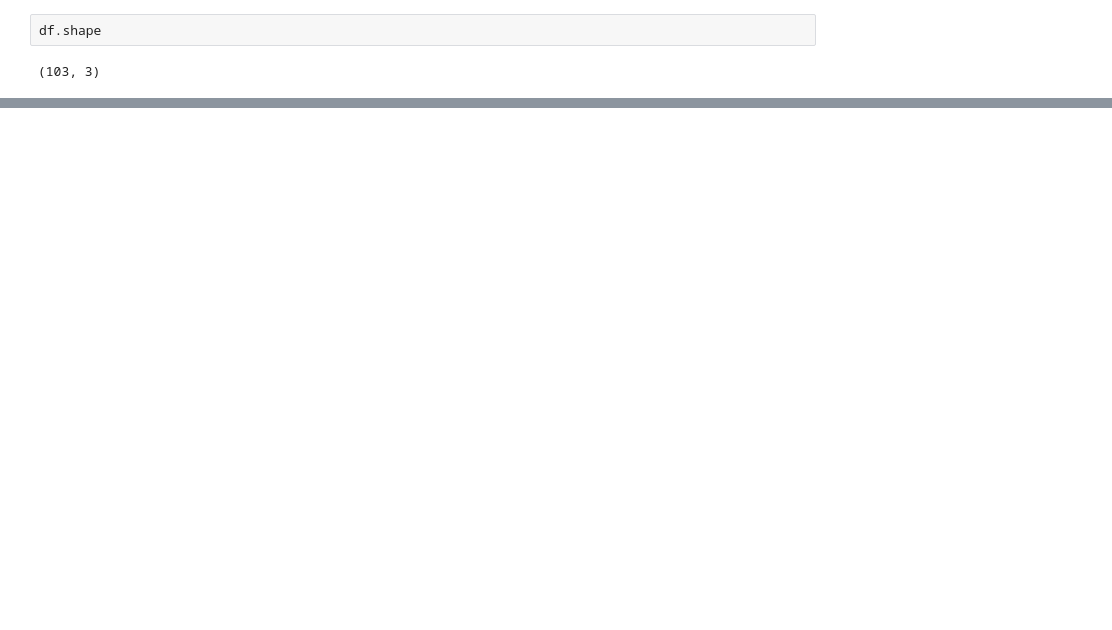
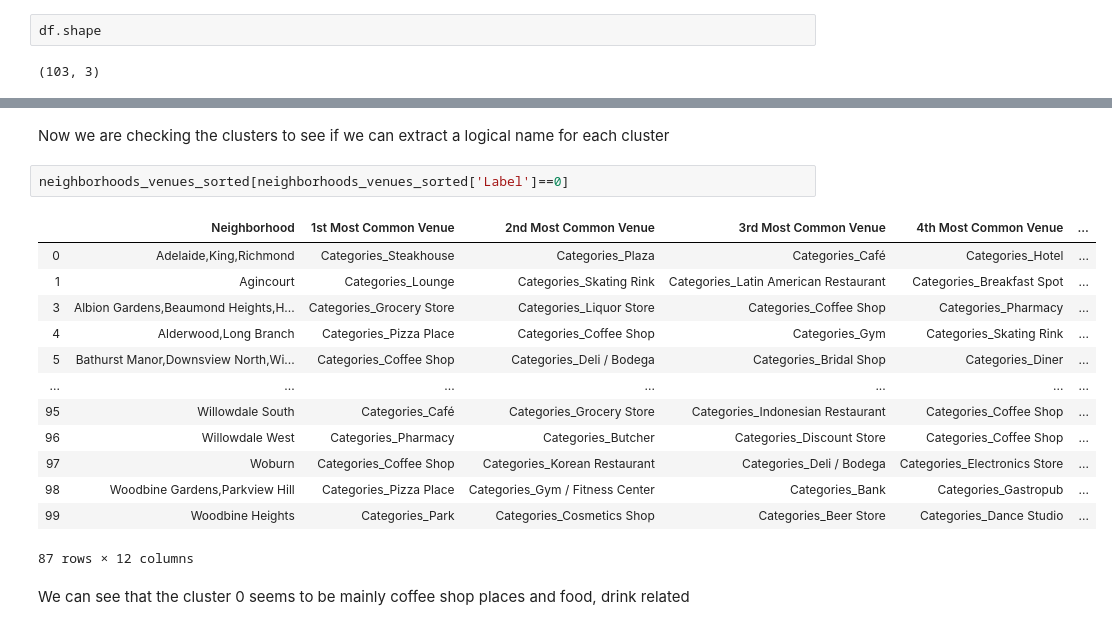
Before and after one commit to jcloeb13/Coursera_Capstone, a Jupyter notebook: assignement-week3-part1.ipynb, the cells around one changed output, grey strips where cells are left out. Saved outputs shown, nothing was run; the diff lists cells and outputs as text; blank space fills up the shorter version.

```diff
--- a/assignement-week3-part1.ipynb
+++ b/assignement-week3-part1.ipynb
@@ -27,0 +242,20 @@ df.shape
+# %% [markdown]
+Now we are checking the clusters to see if we can extract a logical name for each cluster
+# %%
+neighborhoods_venues_sorted[neighborhoods_venues_sorted['Label']==0]
+# %% [output]
+|  | Neighborhood | 1st Most Common Venue | 2nd Most Common Venue | 3rd Most Common Venue | 4th Most Common Venue | ... |
+| 0 | Adelaide,King,Richmond | Categories_Steakhouse | Categories_Plaza | Categories_Café | Categories_Hotel | ... |
+| 1 | Agincourt | Categories_Lounge | Categories_Skating Rink | Categories_Latin American Restaurant | Categories_Breakfast Spot | ... |
+| 3 | Albion Gardens,Beaumond Heights,H... | Categories_Grocery Store | Categories_Liquor Store | Categories_Coffee Shop | Categories_Pharmacy | ... |
+| 4 | Alderwood,Long Branch | Categories_Pizza Place | Categories_Coffee Shop | Categories_Gym | Categories_Skating Rink | ... |
+| 5 | Bathurst Manor,Downsview North,Wi... | Categories_Coffee Shop | Categories_Deli / Bodega | Categories_Bridal Shop | Categories_Diner | ... |
+| ... | ... | ... | ... | ... | ... | ... |
+| 95 | Willowdale South | Categories_Café | Categories_Grocery Store | Categories_Indonesian Restaurant | Categories_Coffee Shop | ... |
+| 96 | Willowdale West | Categories_Pharmacy | Categories_Butcher | Categories_Discount Store | Categories_Coffee Shop | ... |
+| 97 | Woburn | Categories_Coffee Shop | Categories_Korean Restaurant | Categories_Deli / Bodega | Categories_Electronics Store | ... |
+| 98 | Woodbine Gardens,Parkview Hill | Categories_Pizza Place | Categories_Gym / Fitness Center | Categories_Bank | Categories_Gastropub | ... |
+| 99 | Woodbine Heights | Categories_Park | Categories_Cosmetics Shop | Categories_Beer Store | Categories_Dance Studio | ... |
+87 rows × 12 columns
+# %% [markdown]
+We can see that the cluster 0 seems to be mainly coffee shop places and food, drink related
```
Also changed, not shown: parts of 32 cells of this notebook.
